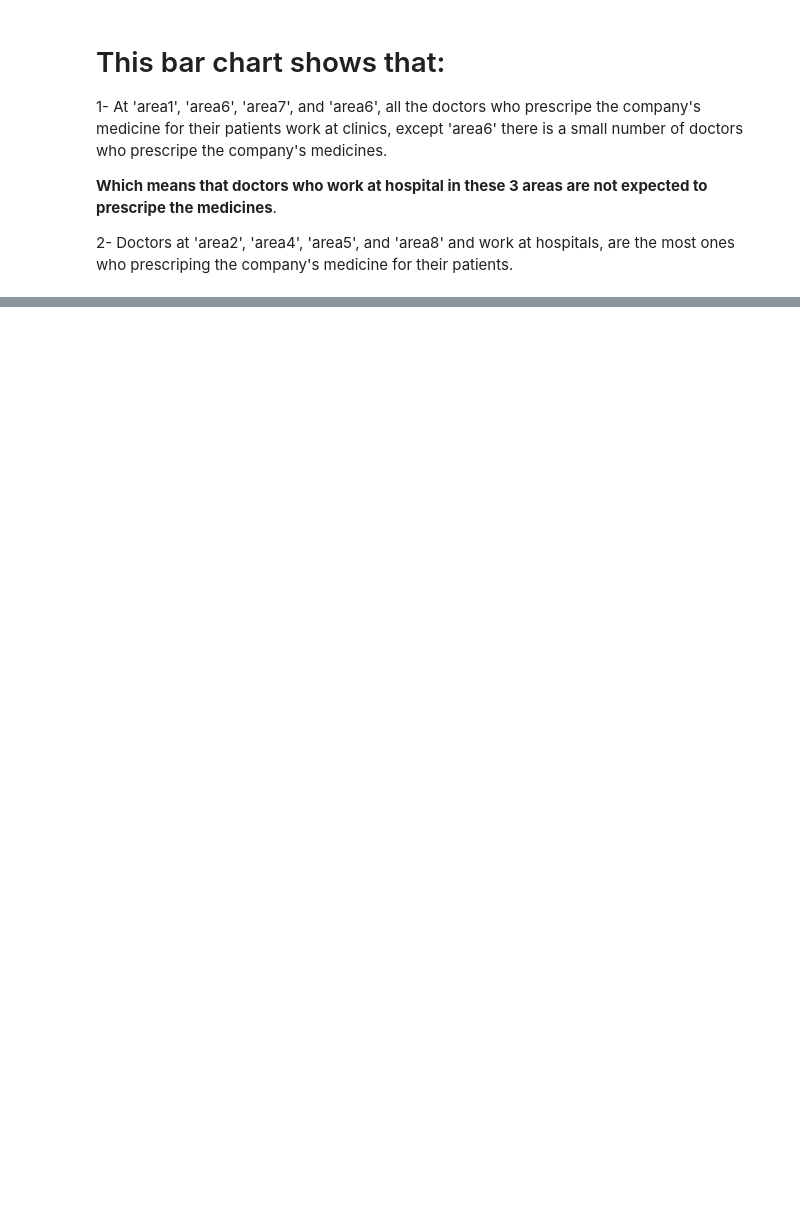
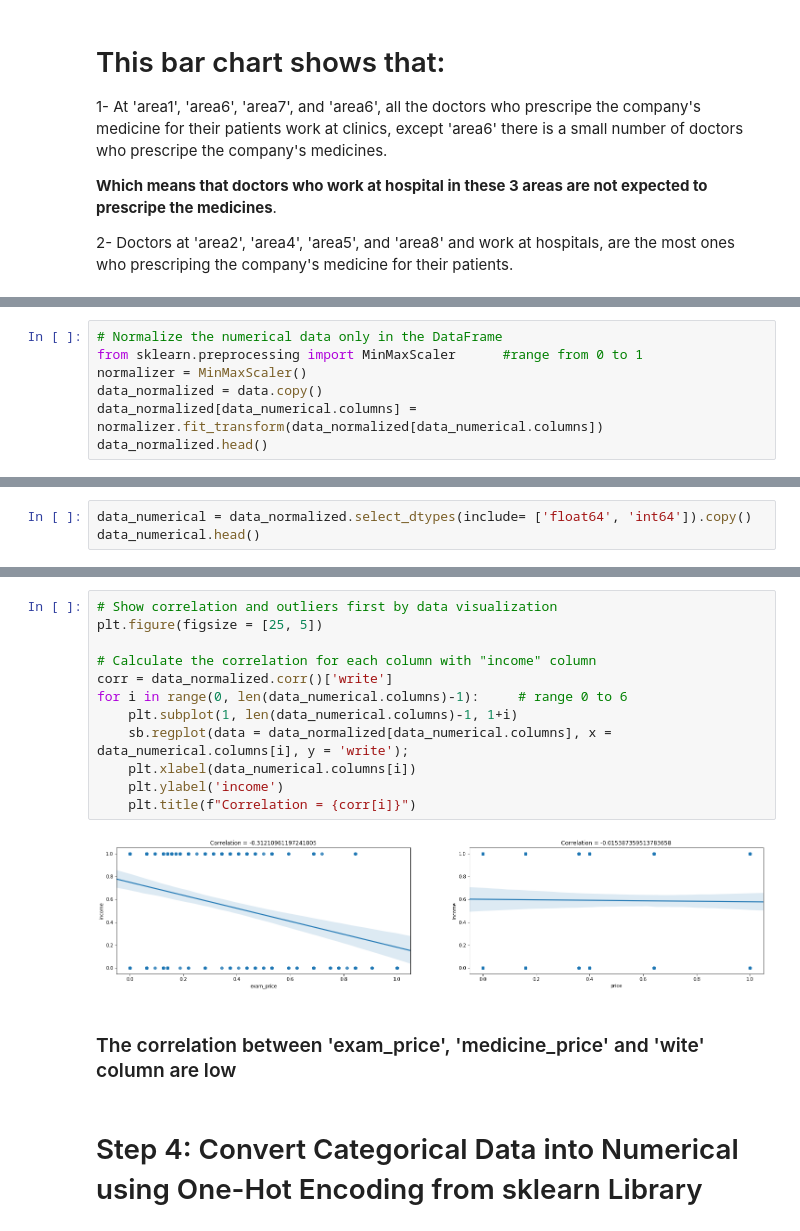
Before and after one commit to AbdoHalem/DEPI-GP, a Jupyter notebook: Halem/Medical Representative .ipynb, the cells around one changed output, grey strips where cells are left out. Saved outputs shown, nothing was run; the diff lists cells and outputs as text; blank space fills up the shorter version.

```diff
--- a/Halem/Medical Representative .ipynb
+++ b/Halem/Medical Representative .ipynb
@@ -332,0 +363,7 @@ sb.countplot(data=doctors_write, x='area', hue='clinic_hos', palette=['pink', 'b
+# %%
+# Normalize the numerical data only in the DataFrame
+from sklearn.preprocessing import MinMaxScaler      #range from 0 to 1
+normalizer = MinMaxScaler()
+data_normalized = data.copy()
+data_normalized[data_numerical.columns] = normalizer.fit_transform(data_normalized[data_numerical.columns])
+data_normalized.head()
@@ -332,0 +379,3 @@ sb.countplot(data=doctors_write, x='area', hue='clinic_hos', palette=['pink', 'b
+# %%
+data_numerical = data_normalized.select_dtypes(include= ['float64', 'int64']).copy()
+data_numerical.head()
@@ -332,0 +389,18 @@ sb.countplot(data=doctors_write, x='area', hue='clinic_hos', palette=['pink', 'b
+# %%
+# Show correlation and outliers first by data visualization
+plt.figure(figsize = [25, 5])
+
+# Calculate the correlation for each column with "income" column
+corr = data_normalized.corr()['write']
+for i in range(0, len(data_numerical.columns)-1):     # range 0 to 6
+    plt.subplot(1, len(data_numerical.columns)-1, 1+i)
+    sb.regplot(data = data_normalized[data_numerical.columns], x = data_numerical.columns[i], y = 'write');
+    plt.xlabel(data_numerical.columns[i])
+    plt.ylabel('income')
+    plt.title(f"Correlation = {corr[i]}")
+# %% [output]
+[figure, added]
+# %% [markdown]
+### The correlation between 'exam_price', 'medicine_price' and 'wite' column are low
+# %% [markdown]
+# Step 4: Convert Categorical Data into Numerical using One-Hot Encoding from sklearn Library
```
Also changed, not shown: parts of 39 cells of this notebook.
